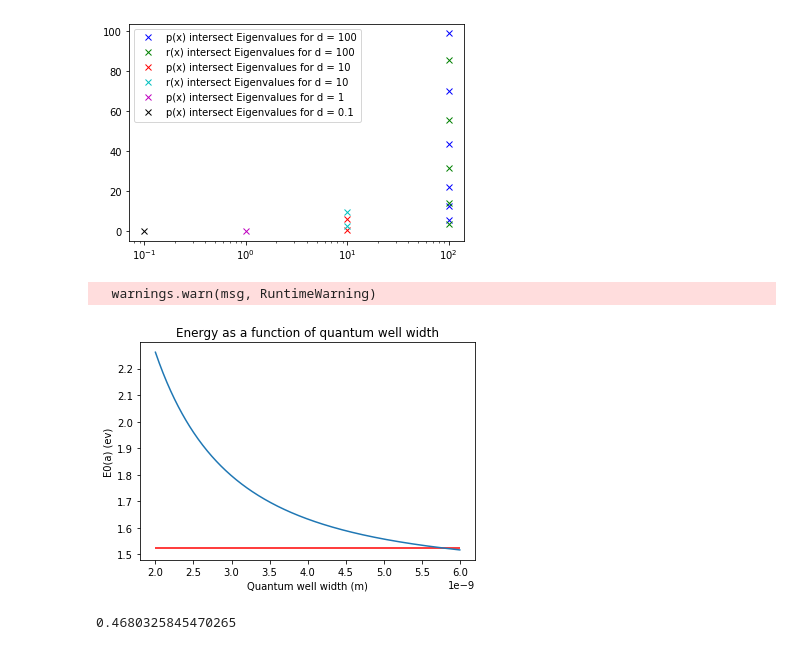
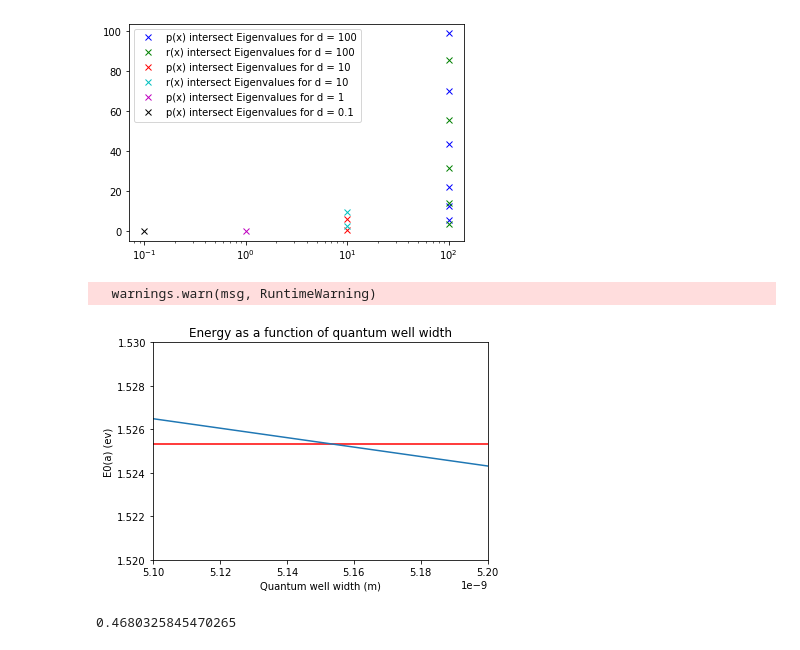
Before and after one commit to AntonGashi/QuantumWellsLab, a Jupyter notebook: Quantum Wells Lab.ipynb, the cells around one changed output. Drawn from its saved outputs; the diff is of its cells as text; code cells hidden in the pictures.

```diff
--- a/Quantum Wells Lab.ipynb
+++ b/Quantum Wells Lab.ipynb
@@ -171,57 +171,69 @@ plt.show()
 # %% [output]
 [figure]
 # %%
-Bar_E = 2.9232e-19
-
+hbar = 1.05457e-34
 Bar_X = 0.32
 QW_X = 0
 Eg_QW = 1.424
 Eg_Bar = 1.823
-a = np.linspace(2e-9,6e-9,400)
+a = np.linspace(1e-9,1e-8,10)
 x = np.linspace(0,20,1000)
-guess = np.array([0.18])
+guesse = np.array([1,1.1,1.2,1.2,1.3,1.4,1.4,1.4,1.4,1.4])
+guessh = np.array([1.2,1.3,1.4,1.4,1.4,1.4,1.4,1.4,1.4,1.4])
 
 h = 6.63e-34
 m_0 = 9.11e-31
 m_e = 0.067*m_0
 m_h = 0.45*m_0
 #https://ecee.colorado.edu/~bart/book/effmass.htm
 
-Ve_0 = 0.67*(Eg_Bar-Eg_QW)*1.6e-19
-Vh_0 = 0.33*(Eg_Bar-Eg_QW)*1.6e-19
+Ve_0 = (0.67*(Eg_Bar-Eg_QW))
+Vh_0 = (0.33*(Eg_Bar-Eg_QW))
 
 electronE = np.zeros(len(a))
 holeE = np.zeros(len(a))
 TotalE = np.zeros(len(a))
 
 for i in range(len(a)):
-    Rel_de = (Ve_0*8*m_e*(a[i])**2)/h**2
+
+    E0e = (h**2)/(8*m_e*a[i]**2)/1.6e-19
+
     def func_e(x):
         return (np.sqrt((Rel_de*np.pi**2)/4-x**2) - x*np.tan(x))
 
-    sol_e = sp.fsolve(func_e,guess)
-    electronE[i] = (2*h**2*sol_e**2)/(m_e*a[i]**2*1.6e-19)
+    Rel_de = ((Ve_0*8*m_e*(a[i])**2)*1.6e-19/(hbar**2*4*np.pi**2))
+
+    sol_e = sp.fsolve(func_e,guesse[i])
+
+    electronE[i] = ((4*sol_e**2)/(np.pi**2))*E0e
+
+    E0h = (h**2)/(8*m_h*a[i]**2)/1.6e-19
 
 
-    Rel_dh = (Ve_0*8*m_h*(a[i])**2)/h**2
     def func_h(x):
         return (np.sqrt((Rel_dh*np.pi**2)/4-x**2) - x*np.tan(x))
 
-    sol_h = sp.fsolve(func_h,guess)
-    holeE[i] = (2*h**2*sol_h**2)/(m_h*a[i]**2*1.6e-19)
+    Rel_dh = (Vh_0*8*m_h*(a[i])**2)*1.6e-19/(hbar**2*4*np.pi**2)
+
+    sol_h = sp.fsolve(func_h,guessh[i])
+
+    holeE[i] = ((4*sol_h**2)/(np.pi**2))*E0h
 
     TotalE[i] = Eg_QW + electronE[i] + holeE[i]
 
+
 emissE = ((h*3e8)/815e-9)/1.6e-19
-plt.hlines(emissE,2e-9,6e-9,color = 'r')
+plt.hlines(emissE,1e-9,1e-8,color = 'r')
 plt.plot(a,TotalE)
 plt.title('Energy as a function of quantum well width')
+plt.xlim(0.51e-8,0.52e-8)
+plt.ylim(1.52,1.53)
 plt.xlabel('Quantum well width (m)')
 plt.ylabel('E0(a) (ev)')
-
 plt.show()
+##qw well width = 5.15e-9m
 # %% [output]
   warnings.warn(msg, RuntimeWarning)
-[figure, old version]
+[figure, new version]
 # %%
 ###Q5
```
Also changed, not shown: parts of 3 cells of this notebook.
